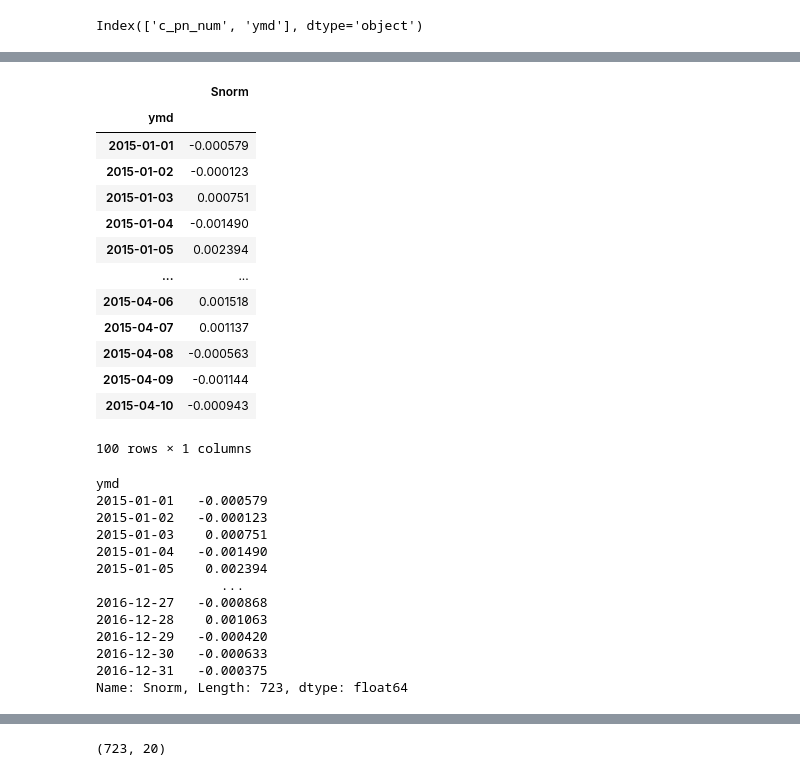
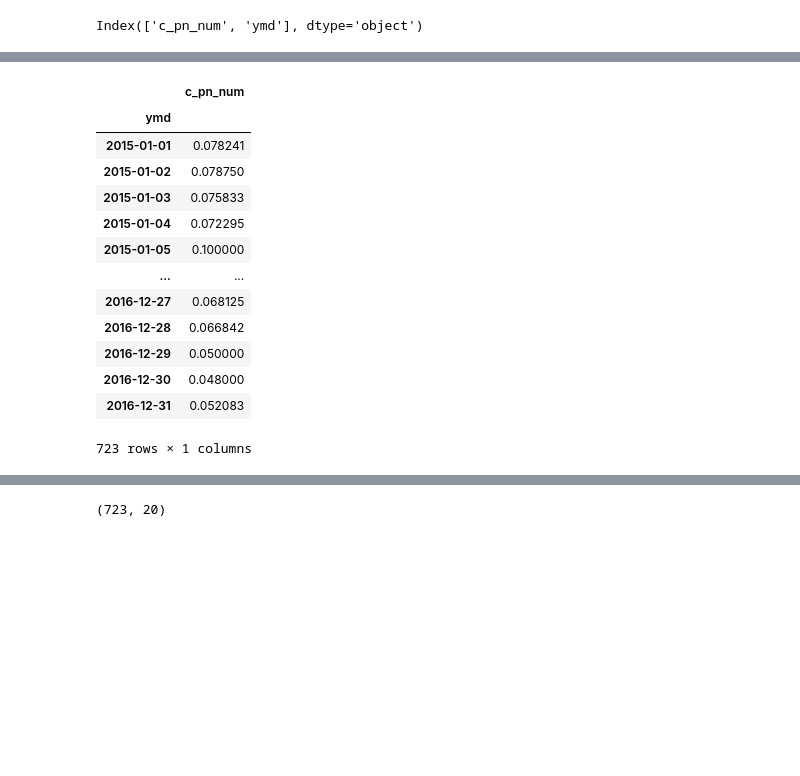
Before and after one commit to K-JSOO/LDA_topic_modeling_project, a Jupyter notebook: Toy_LDA4_TopicModeling_PN.ipynb, the cells around one changed output, grey strips where cells are left out. Drawn from its saved outputs; the diff is of its cells as text; code cells hidden in the pictures; blank space fills up the shorter version.

```diff
--- a/Toy_LDA4_TopicModeling_PN.ipynb
+++ b/Toy_LDA4_TopicModeling_PN.ipynb
@@ -92,4 +79,0 @@ for i in range(len(S)):
-# %%
-# S 변수에 'abs_c_pn_num' 컬럼 추가
-
-S['abs_c_pn_num']=abs1
@@ -343,19 +79,0 @@ D3_re=pd.DataFrame(D3).groupby('ymd').mean()
-# %%
-# 확인
-
-D3_re.head(100)
-# %% [output]
-|  | Snorm |
-| ymd |  |
-| 2015-01-01 | -0.000579 |
-| 2015-01-02 | -0.000123 |
-| 2015-01-03 | 0.000751 |
-| 2015-01-04 | -0.001490 |
-| 2015-01-05 | 0.002394 |
-| ... | ... |
-| 2015-04-06 | 0.001518 |
-| 2015-04-07 | 0.001137 |
-| 2015-04-08 | -0.000563 |
-| 2015-04-09 | -0.001144 |
-| 2015-04-10 | -0.000943 |
-100 rows × 1 columns
@@ -364,16 +79,0 @@ d0.to_excel('D:\\toy\\data\\online_news_D0_20.xlsx')
-# %%
-D3_re['Snorm']
-# %% [output]
-ymd
-2015-01-01   -0.000579
-2015-01-02   -0.000123
-2015-01-03    0.000751
-2015-01-04   -0.001490
-2015-01-05    0.002394
-                ...
-2016-12-27   -0.000868
-2016-12-28    0.001063
-2016-12-29   -0.000420
-2016-12-30   -0.000633
-2016-12-31   -0.000375
-Name: Snorm, Length: 723, dtype: float64
@@ -383,0 +80,23 @@ D3_re.to_excel('D:\\toy\\data\\online_news_pn_D3_re.xlsx')
+# %%
+# 일자별 감성점수의 평균
+
+S_d=pd.DataFrame(S).groupby('ymd').mean()
+# %%
+# 확인
+
+S_d
+# %% [output]
+|  | c_pn_num |
+| ymd |  |
+| 2015-01-01 | 0.078241 |
+| 2015-01-02 | 0.078750 |
+| 2015-01-03 | 0.075833 |
+| 2015-01-04 | 0.072295 |
+| 2015-01-05 | 0.100000 |
+| ... | ... |
+| 2016-12-27 | 0.068125 |
+| 2016-12-28 | 0.066842 |
+| 2016-12-29 | 0.050000 |
+| 2016-12-30 | 0.048000 |
+| 2016-12-31 | 0.052083 |
+723 rows × 1 columns
```
Also changed, not shown: parts of 63 cells of this notebook.
